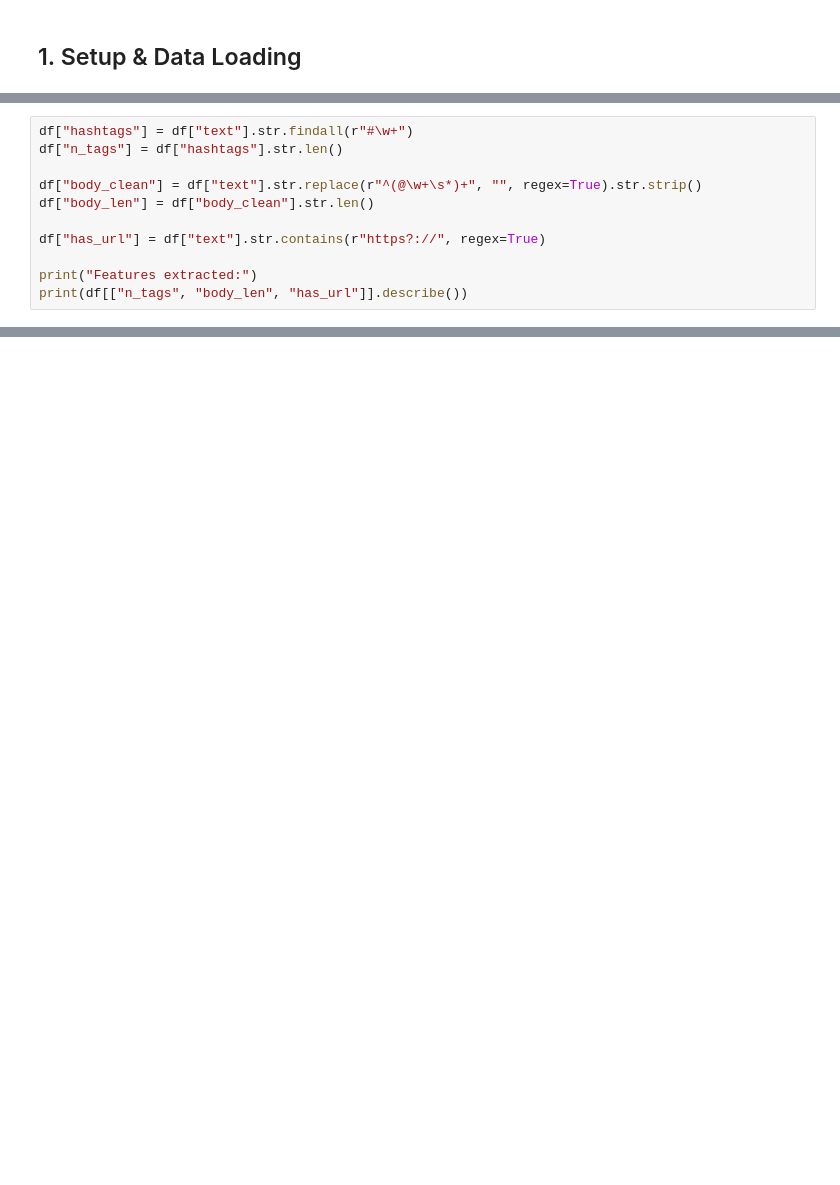
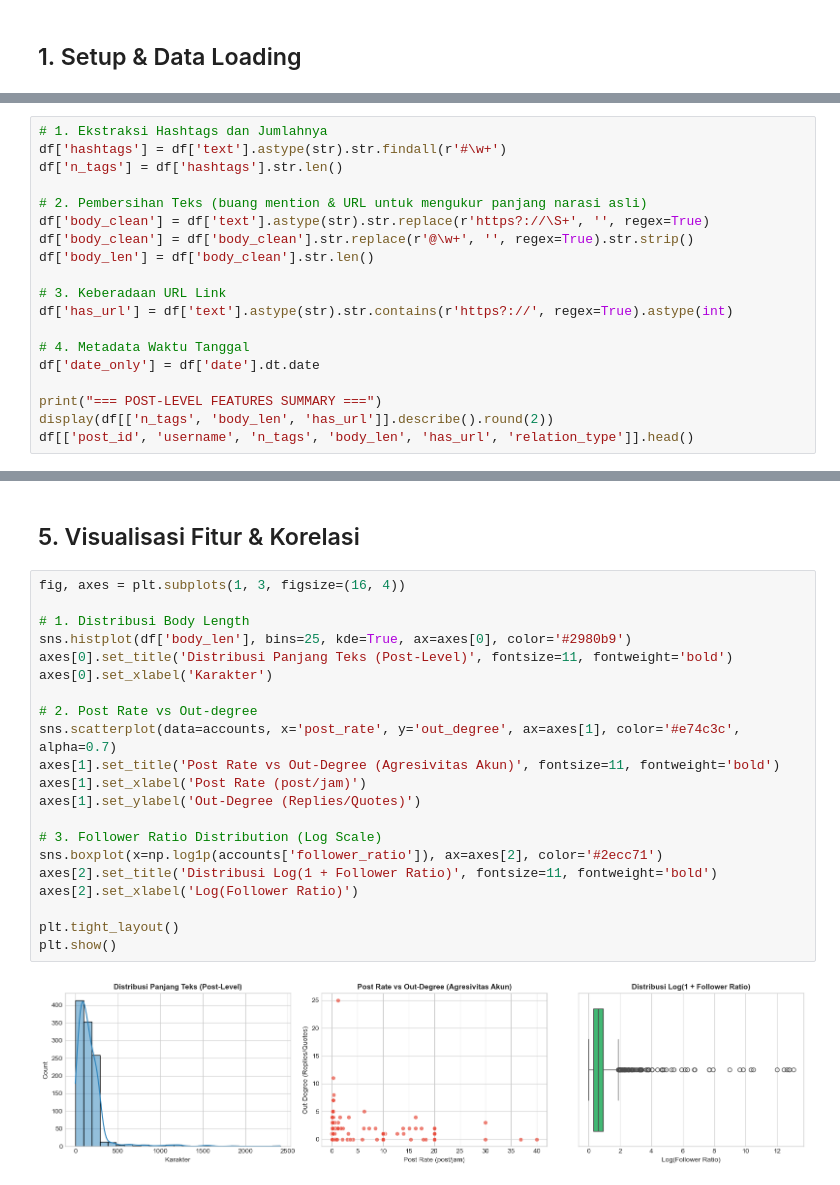
Before and after one commit to allaran12/Buzzer-Detection-, a Jupyter notebook: notebooks/clean analysis.ipynb, the cells around one changed output, grey strips where cells are left out. Saved outputs shown, nothing was run; the diff lists cells and outputs as text; blank space fills up the shorter version.

```diff
--- a/notebooks/clean analysis.ipynb
+++ b/notebooks/clean analysis.ipynb
@@ -47,12 +47,20 @@ Date range: 2026-08-08 09:53:16+00:00 to 2026-11-08 07:09:47+00:00
 # %%
-df["hashtags"] = df["text"].str.findall(r"#\w+")
-df["n_tags"] = df["hashtags"].str.len()
+# 1. Ekstraksi Hashtags dan Jumlahnya
+df['hashtags'] = df['text'].astype(str).str.findall(r'#\w+')
+df['n_tags'] = df['hashtags'].str.len()
 
-df["body_clean"] = df["text"].str.replace(r"^(@\w+\s*)+", "", regex=True).str.strip()
-df["body_len"] = df["body_clean"].str.len()
+# 2. Pembersihan Teks (buang mention & URL untuk mengukur panjang narasi asli)
+df['body_clean'] = df['text'].astype(str).str.replace(r'https?://\S+', '', regex=True)
+df['body_clean'] = df['body_clean'].str.replace(r'@\w+', '', regex=True).str.strip()
+df['body_len'] = df['body_clean'].str.len()
 
-df["has_url"] = df["text"].str.contains(r"https?://", regex=True)
+# 3. Keberadaan URL Link
+df['has_url'] = df['text'].astype(str).str.contains(r'https?://', regex=True).astype(int)
 
-print("Features extracted:")
-print(df[["n_tags", "body_len", "has_url"]].describe())
+# 4. Metadata Waktu Tanggal
+df['date_only'] = df['date'].dt.date
+
+print("=== POST-LEVEL FEATURES SUMMARY ===")
+display(df[['n_tags', 'body_len', 'has_url']].describe().round(2))
+df[['post_id', 'username', 'n_tags', 'body_len', 'has_url', 'relation_type']].head()
 # %% [output]
@@ -263,0 +194,25 @@ Next step: Text embedding with IndoBERTweet (notebook 03)
+# %% [markdown]
+## 5. Visualisasi Fitur & Korelasi
+# %%
+fig, axes = plt.subplots(1, 3, figsize=(16, 4))
+
+# 1. Distribusi Body Length
+sns.histplot(df['body_len'], bins=25, kde=True, ax=axes[0], color='#2980b9')
+axes[0].set_title('Distribusi Panjang Teks (Post-Level)', fontsize=11, fontweight='bold')
+axes[0].set_xlabel('Karakter')
+
+# 2. Post Rate vs Out-degree
+sns.scatterplot(data=accounts, x='post_rate', y='out_degree', ax=axes[1], color='#e74c3c', alpha=0.7)
+axes[1].set_title('Post Rate vs Out-Degree (Agresivitas Akun)', fontsize=11, fontweight='bold')
+axes[1].set_xlabel('Post Rate (post/jam)')
+axes[1].set_ylabel('Out-Degree (Replies/Quotes)')
+
+# 3. Follower Ratio Distribution (Log Scale)
+sns.boxplot(x=np.log1p(accounts['follower_ratio']), ax=axes[2], color='#2ecc71')
+axes[2].set_title('Distribusi Log(1 + Follower Ratio)', fontsize=11, fontweight='bold')
+axes[2].set_xlabel('Log(Follower Ratio)')
+
+plt.tight_layout()
+plt.show()
+# %% [output]
+[figure, added]
```
Also changed, not shown: parts of 21 cells of this notebook, 12 other files.
